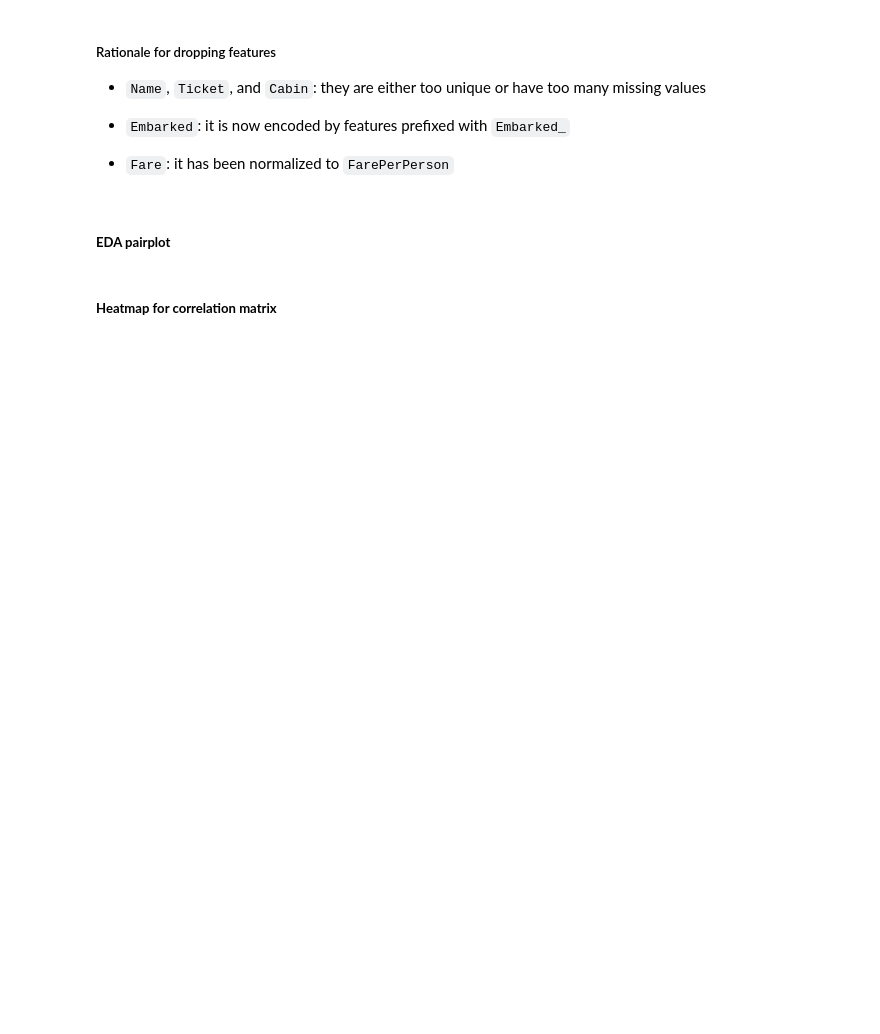
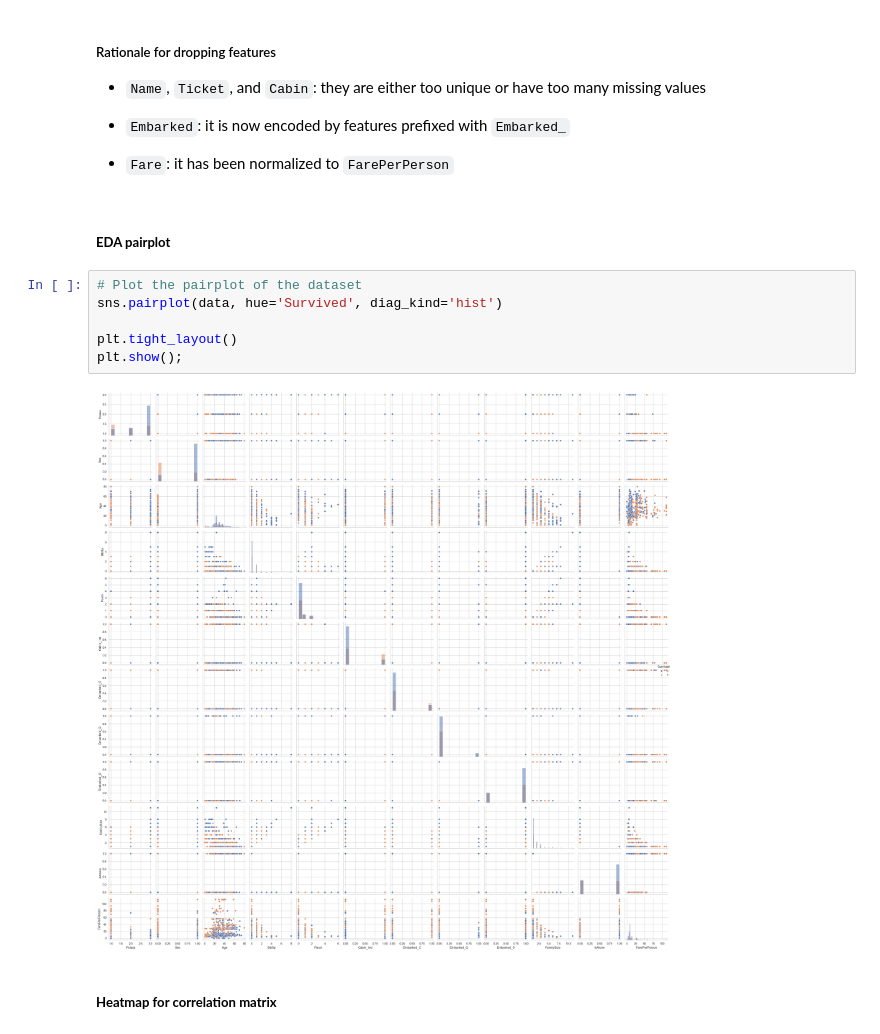
Before and after one commit to JoshOlam/datascience-assessment, a Jupyter notebook: Joshua-Skaletek.ipynb, the cells around one changed output. Saved outputs shown, nothing was run; the diff lists cells and outputs as text; blank space fills up the shorter version.

```diff
--- a/Joshua-Skaletek.ipynb
+++ b/Joshua-Skaletek.ipynb
@@ -466,5 +473,13 @@ data.head()
 - `Fare`: it has  been normalized to `FarePerPerson`
 # %% [markdown]
 ##### **EDA pairplot**
+# %%
+# Plot the pairplot of the dataset
+sns.pairplot(data, hue='Survived', diag_kind='hist')
+
+plt.tight_layout()
+plt.show();
+# %% [output]
+[figure, added]
 # %% [markdown]
 ##### **Heatmap for correlation matrix**
```
Also changed, not shown: parts of 11 cells of this notebook.
